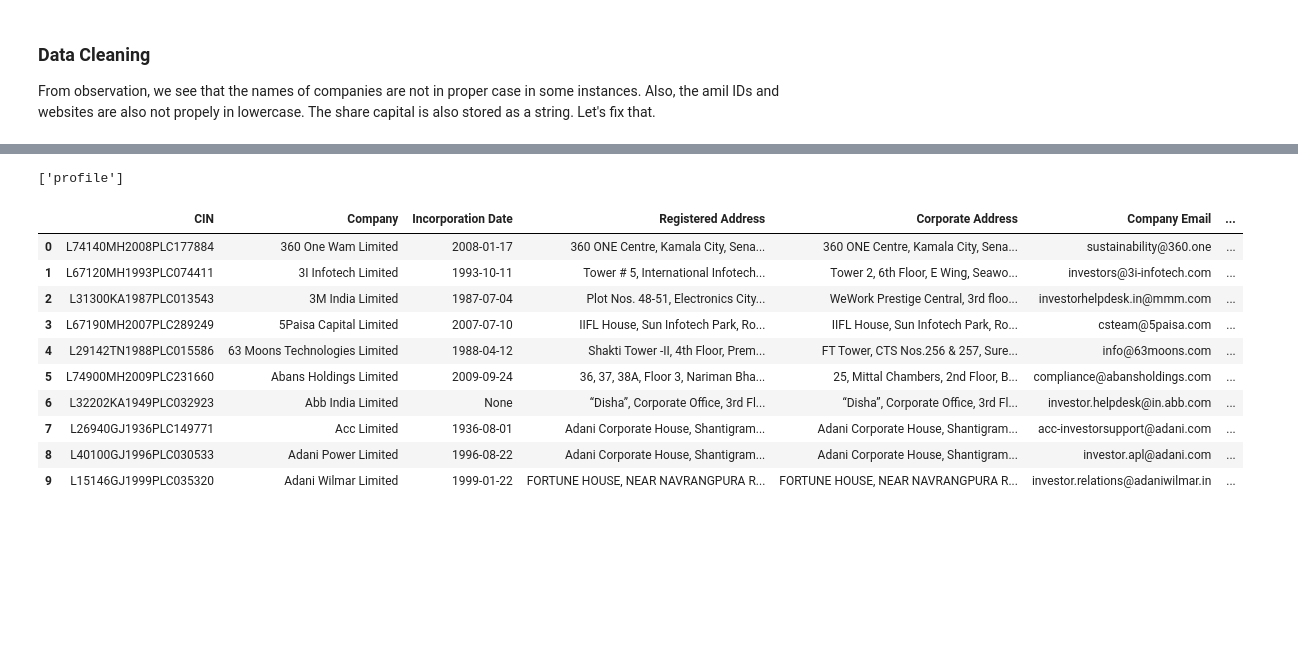
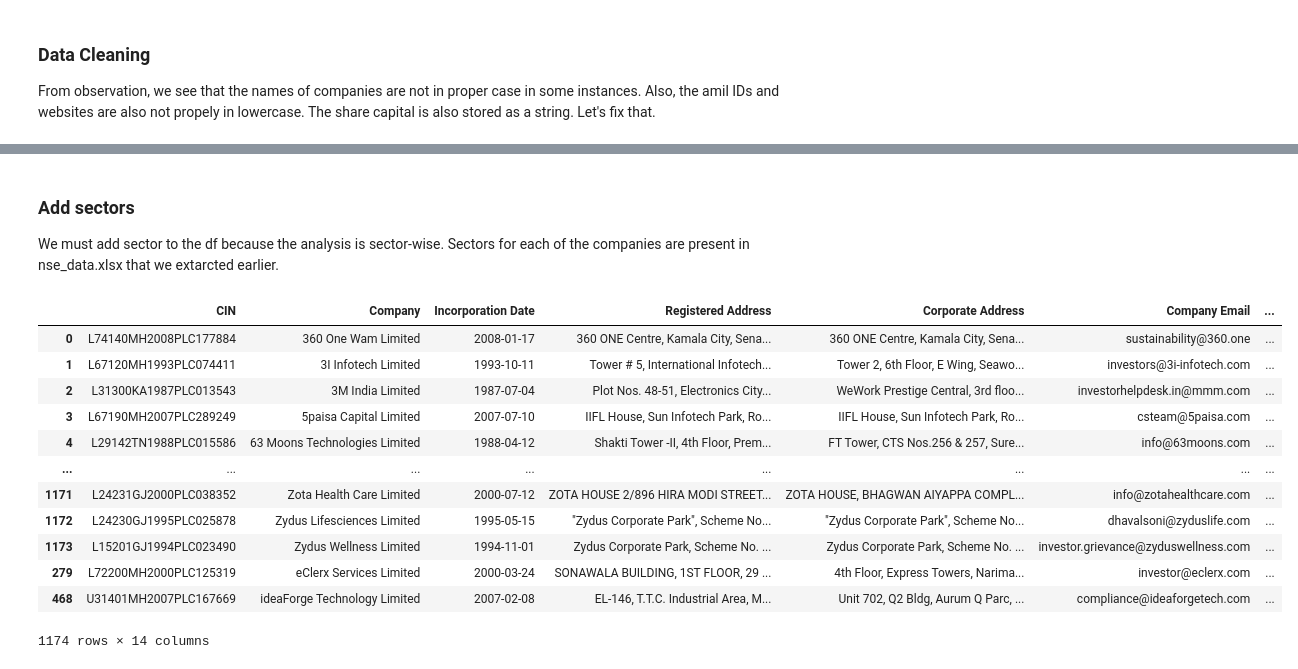
Before and after one commit to themanojarora/brsr, a Jupyter notebook: profile.ipynb, the cells around one changed output, grey strips where cells are left out. Cells and saved outputs as stored; diff of their text form; code cells hidden in the pictures; blank space fills up the shorter version.

```diff
--- a/profile.ipynb
+++ b/profile.ipynb
@@ -145,28 +128,23 @@ final_df
 ### Data Cleaning
 From observation, we see that the names of companies are not in proper case in some instances. Also, the amil IDs and websites are also not propely in lowercase. The share capital is also stored as a string. Let's fix that.
 # %%
-# 1. Company names: convert to title case only if the entire string is uppercase
-final_df['Company'] = final_df['Company'].apply(
-    lambda x: x.title() if isinstance(x, str) else x
-)
+profile_df['Company Email'] = profile_df['Company Email'].astype(str).str.lower()
+profile_df['Contact Person Email'] = profile_df['Contact Person Email'].astype(str).str.lower()
+profile_df['Company Website'] = profile_df['Company Website'].astype(str).str.lower()
 
-# 2. Lowercase email and website columns
-final_df['Contact Person Email'] = final_df['Contact Person Email'].astype(str).str.lower()
-final_df['Company Website'] = final_df['Company Website'].astype(str).str.lower()
+import re
 
-# 3. Attempt to convert 'Paid up share capital' to numeric, capture errors
-import pandas as pd
+def clean_numeric(val):
+    if pd.isna(val):
+        return None
+    val = str(val)
+    val = re.sub(r'[^\d.]', '', val)  # remove everything except digits and dots
+    return pd.to_numeric(val, errors='coerce')
 
-errors = []
+profile_df['Paid up share capital'] = profile_df['Paid up share capital'].apply(clean_numeric)
 
-for i, val in final_df['Paid up share capital'].items():
-    try:
-        _ = pd.to_numeric(val)
-    except Exception:
-        errors.append(final_df.at[i, 'Company'])
-
-# Display companies where conversion failed
-if errors:
-    print("\nCompanies with invalid 'Paid up share capital' values:")
-    for name in set(errors):
-        print(name)
+# Now see what couldn't be converted
+invalid_rows = profile_df[profile_df['Paid up share capital'].isna()]
+if not invalid_rows.empty:
+    print("\nStill invalid entries:")
+    print(invalid_rows[['Company', 'Paid up share capital']])
@@ -233,20 +152,0 @@ df.to_sql('profile', conn, if_exists='replace', index=False)
-# %%
-tables = pd.read_sql_query("SELECT name FROM sqlite_master WHERE type='table';", conn)
-print(tables['name'].tolist())
-# %% [output]
-['profile']
-# %%
-df_sql = pd.read_sql_query("SELECT * FROM profile LIMIT 10;", conn)
-df_sql
-# %% [output]
-|  | CIN | Company | Incorporation Date | Registered Address | Corporate Address | Company Email | ... |
-| 0 | L74140MH2008PLC177884 | 360 One Wam Limited | 2008-01-17 | 360 ONE Centre, Kamala City, Sena... | 360 ONE Centre, Kamala City, Sena... | sustainability@360.one | ... |
-| 1 | L67120MH1993PLC074411 | 3I Infotech Limited | 1993-10-11 | Tower # 5, International Infotech... | Tower 2, 6th Floor, E Wing, Seawo... | investors@3i-infotech.com | ... |
-| 2 | L31300KA1987PLC013543 | 3M India Limited | 1987-07-04 | Plot Nos. 48-51, Electronics City... | WeWork Prestige Central, 3rd floo... | investorhelpdesk.in@mmm.com | ... |
-| 3 | L67190MH2007PLC289249 | 5Paisa Capital Limited | 2007-07-10 | IIFL House, Sun Infotech Park, Ro... | IIFL House, Sun Infotech Park, Ro... | csteam@5paisa.com | ... |
-| 4 | L29142TN1988PLC015586 | 63 Moons Technologies Limited | 1988-04-12 | Shakti Tower -II, 4th Floor, Prem... | FT Tower, CTS Nos.256 & 257, Sure... | info@63moons.com | ... |
-| 5 | L74900MH2009PLC231660 | Abans Holdings Limited | 2009-09-24 | 36, 37, 38A, Floor 3, Nariman Bha... | 25, Mittal Chambers, 2nd Floor, B... | compliance@abansholdings.com | ... |
-| 6 | L32202KA1949PLC032923 | Abb India Limited | None | “Disha”, Corporate Office, 3rd Fl... | “Disha”, Corporate Office, 3rd Fl... | investor.helpdesk@in.abb.com | ... |
-| 7 | L26940GJ1936PLC149771 | Acc Limited | 1936-08-01 | Adani Corporate House, Shantigram... | Adani Corporate House, Shantigram... | acc-investorsupport@adani.com | ... |
-| 8 | L40100GJ1996PLC030533 | Adani Power Limited | 1996-08-22 | Adani Corporate House, Shantigram... | Adani Corporate House, Shantigram... | investor.apl@adani.com | ... |
-| 9 | L15146GJ1999PLC035320 | Adani Wilmar Limited | 1999-01-22 | FORTUNE HOUSE, NEAR NAVRANGPURA R... | FORTUNE HOUSE, NEAR NAVRANGPURA R... | investor.relations@adaniwilmar.in | ... |
@@ -254,0 +153,19 @@ conn.close()
+# %% [markdown]
+### Add sectors
+We must add sector to the df because the analysis is sector-wise. Sectors for each of the companies are present in nse_data.xlsx that we extarcted earlier.
+# %%
+profile_df
+# %% [output]
+|  | CIN | Company | Incorporation Date | Registered Address | Corporate Address | Company Email | ... |
+| 0 | L74140MH2008PLC177884 | 360 One Wam Limited | 2008-01-17 | 360 ONE Centre, Kamala City, Sena... | 360 ONE Centre, Kamala City, Sena... | sustainability@360.one | ... |
+| 1 | L67120MH1993PLC074411 | 3I Infotech Limited | 1993-10-11 | Tower # 5, International Infotech... | Tower 2, 6th Floor, E Wing, Seawo... | investors@3i-infotech.com | ... |
+| 2 | L31300KA1987PLC013543 | 3M India Limited | 1987-07-04 | Plot Nos. 48-51, Electronics City... | WeWork Prestige Central, 3rd floo... | investorhelpdesk.in@mmm.com | ... |
+| 3 | L67190MH2007PLC289249 | 5paisa Capital Limited | 2007-07-10 | IIFL House, Sun Infotech Park, Ro... | IIFL House, Sun Infotech Park, Ro... | csteam@5paisa.com | ... |
+| 4 | L29142TN1988PLC015586 | 63 Moons Technologies Limited | 1988-04-12 | Shakti Tower -II, 4th Floor, Prem... | FT Tower, CTS Nos.256 & 257, Sure... | info@63moons.com | ... |
+| ... | ... | ... | ... | ... | ... | ... | ... |
+| 1171 | L24231GJ2000PLC038352 | Zota Health Care Limited | 2000-07-12 | ZOTA HOUSE 2/896 HIRA MODI STREET... | ZOTA HOUSE, BHAGWAN AIYAPPA COMPL... | info@zotahealthcare.com | ... |
+| 1172 | L24230GJ1995PLC025878 | Zydus Lifesciences Limited | 1995-05-15 | "Zydus Corporate Park", Scheme No... | "Zydus Corporate Park", Scheme No... | dhavalsoni@zyduslife.com | ... |
+| 1173 | L15201GJ1994PLC023490 | Zydus Wellness Limited | 1994-11-01 | Zydus Corporate Park, Scheme No. ... | Zydus Corporate Park, Scheme No. ... | investor.grievance@zyduswellness.com | ... |
+| 279 | L72200MH2000PLC125319 | eClerx Services Limited | 2000-03-24 | SONAWALA BUILDING, 1ST FLOOR, 29 ... | 4th Floor, Express Towers, Narima... | investor@eclerx.com | ... |
+| 468 | U31401MH2007PLC167669 | ideaForge Technology Limited | 2007-02-08 | EL-146, T.T.C. Industrial Area, M... | Unit 702, Q2 Bldg, Aurum Q Parc, ... | compliance@ideaforgetech.com | ... |
+1174 rows × 14 columns
```
Also changed, not shown: parts of 31 cells of this notebook, 37 other files.
